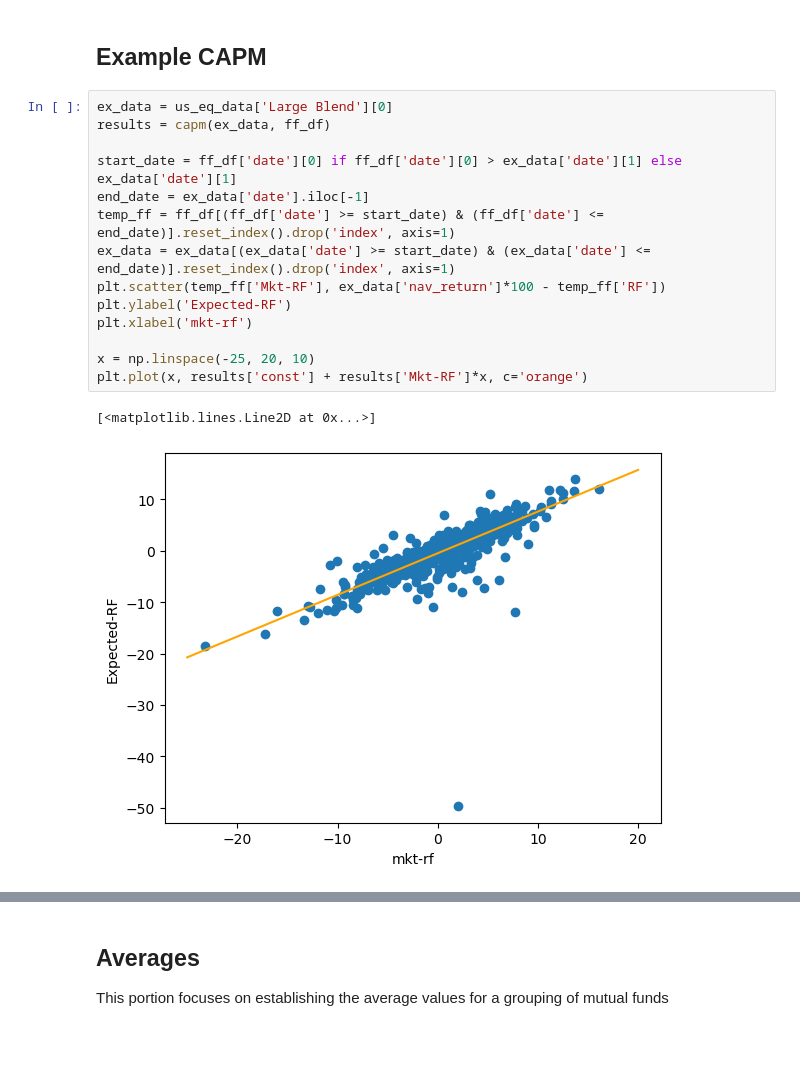
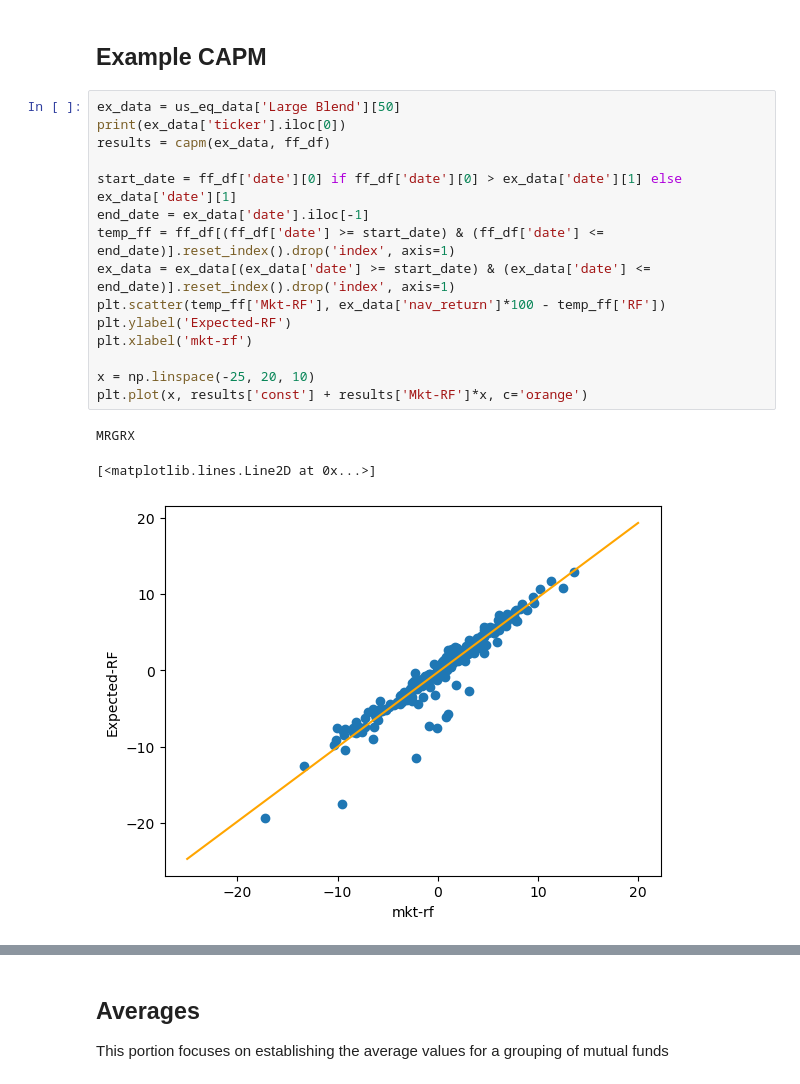
Before and after one commit to earlight/15-4331-final-project, a Jupyter notebook: us_data_analysis.ipynb, the cells around one changed output, grey strips where cells are left out. Cells and saved outputs as stored; diff of their text form; blank space fills up the shorter version.

```diff
--- a/us_data_analysis.ipynb
+++ b/us_data_analysis.ipynb
@@ -98,19 +133,21 @@ plt.show()
 # %% [markdown]
 ## Example CAPM
 # %%
-ex_data = us_eq_data['Large Blend'][0]
+ex_data = us_eq_data['Large Blend'][50]
+print(ex_data['ticker'].iloc[0])
 results = capm(ex_data, ff_df)
 
 start_date = ff_df['date'][0] if ff_df['date'][0] > ex_data['date'][1] else ex_data['date'][1]
 end_date = ex_data['date'].iloc[-1]
 temp_ff = ff_df[(ff_df['date'] >= start_date) & (ff_df['date'] <= end_date)].reset_index().drop('index', axis=1)
 ex_data = ex_data[(ex_data['date'] >= start_date) & (ex_data['date'] <= end_date)].reset_index().drop('index', axis=1)
 plt.scatter(temp_ff['Mkt-RF'], ex_data['nav_return']*100 - temp_ff['RF'])
 plt.ylabel('Expected-RF')
 plt.xlabel('mkt-rf')
 
 x = np.linspace(-25, 20, 10)
 plt.plot(x, results['const'] + results['Mkt-RF']*x, c='orange')
 # %% [output]
-[<matplotlib.lines.Line2D at 0x...>]
+MRGRX
+[<matplotlib.lines.Line2D at 0x...>]
-[figure, old version]
+[figure, new version]
```
Also changed, not shown: parts of 22 cells of this notebook.
